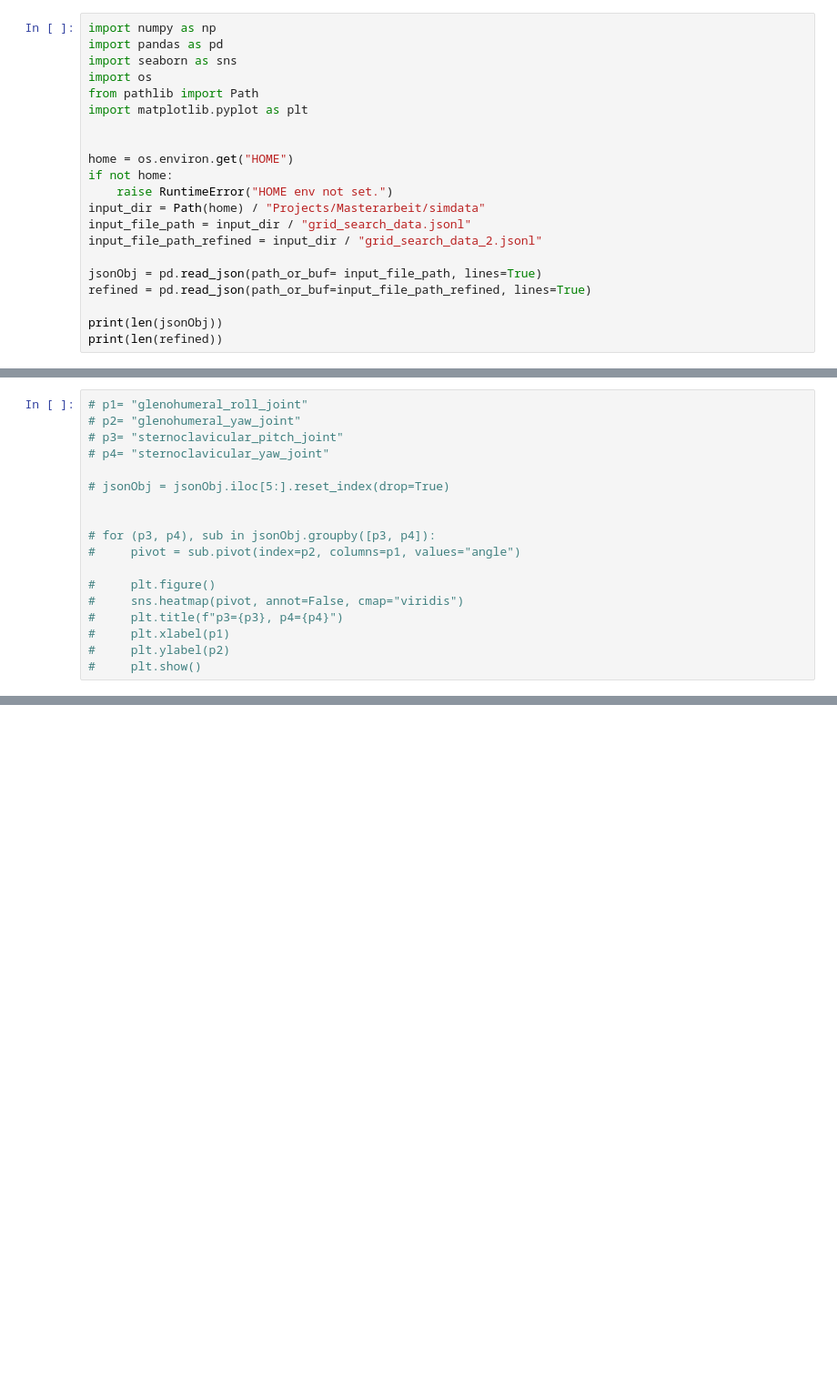
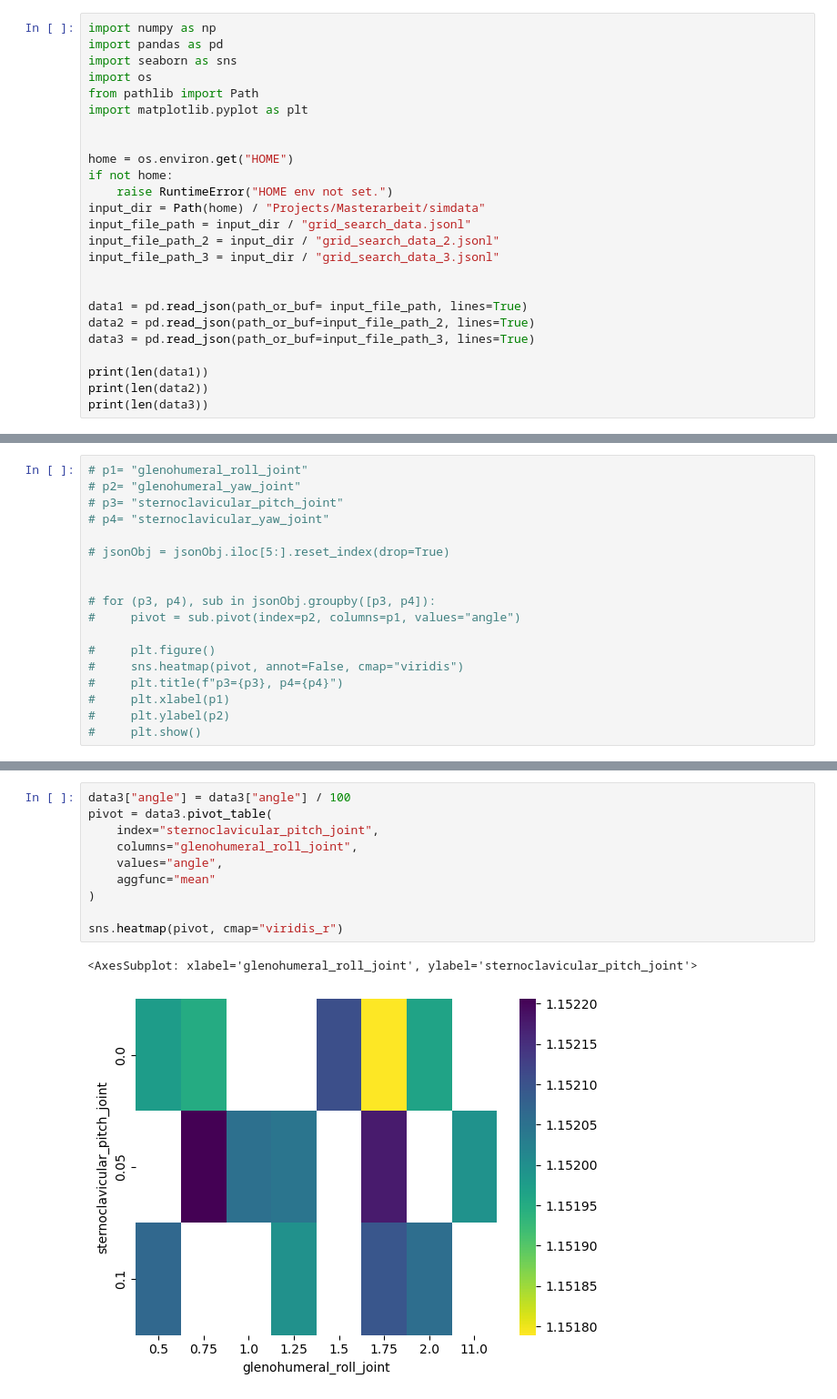
Before and after one commit to bj1110/Masterarbeit, a Jupyter notebook: eval/gridsearch_eval.ipynb, the cells around one changed output, grey strips where cells are left out. Shown at 91% size. Drawn from its saved outputs; the diff is of its cells as text; blank space fills up the shorter version.

Commit message:
added proper node shutdown to gridsearch. finetuning jointweights & interpreting data

```diff
--- a/eval/gridsearch_eval.ipynb
+++ b/eval/gridsearch_eval.ipynb
@@ -12,13 +12,17 @@ if not home:
     raise RuntimeError("HOME env not set.")
 input_dir = Path(home) / "Projects/Masterarbeit/simdata"
 input_file_path = input_dir / "grid_search_data.jsonl"
-input_file_path_refined = input_dir / "grid_search_data_2.jsonl"
+input_file_path_2 = input_dir / "grid_search_data_2.jsonl"
+input_file_path_3 = input_dir / "grid_search_data_3.jsonl"
 
-jsonObj = pd.read_json(path_or_buf= input_file_path, lines=True)
-refined = pd.read_json(path_or_buf=input_file_path_refined, lines=True)
 
-print(len(jsonObj))
-print(len(refined))
+data1 = pd.read_json(path_or_buf= input_file_path, lines=True)
+data2 = pd.read_json(path_or_buf=input_file_path_2, lines=True)
+data3 = pd.read_json(path_or_buf=input_file_path_3, lines=True)
+
+print(len(data1))
+print(len(data2))
+print(len(data3))
 # %% [output]
 630
 49
@@ -198,0 +246,13 @@ sns.heatmap(pivot, cmap="viridis_r")
+# %%
+data3["angle"] = data3["angle"] / 100
+pivot = data3.pivot_table(
+    index="sternoclavicular_pitch_joint",
+    columns="glenohumeral_roll_joint",
+    values="angle",
+    aggfunc="mean"
+)
+
+sns.heatmap(pivot, cmap="viridis_r")
+# %% [output]
+<AxesSubplot: xlabel='glenohumeral_roll_joint', ylabel='sternoclavicular_pitch_joint'>
+[figure, added]
```
Also changed, not shown: parts of 16 cells of this notebook, 3 other files.
